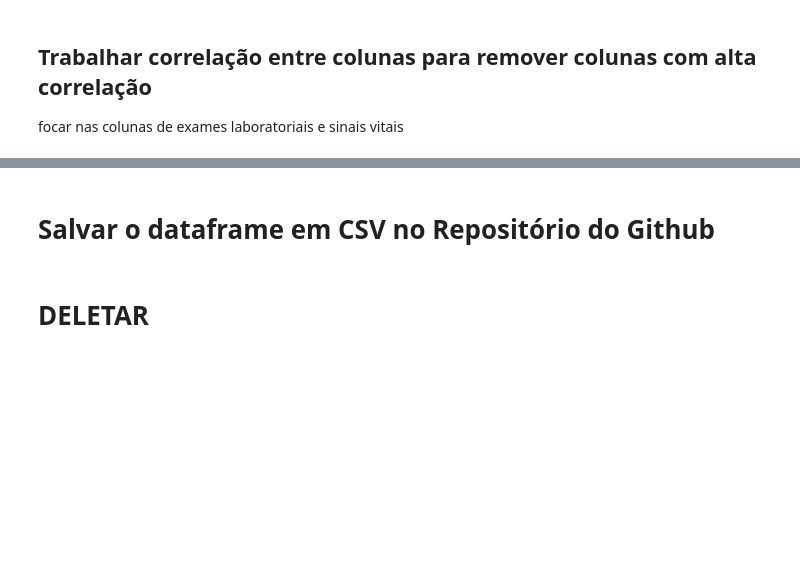
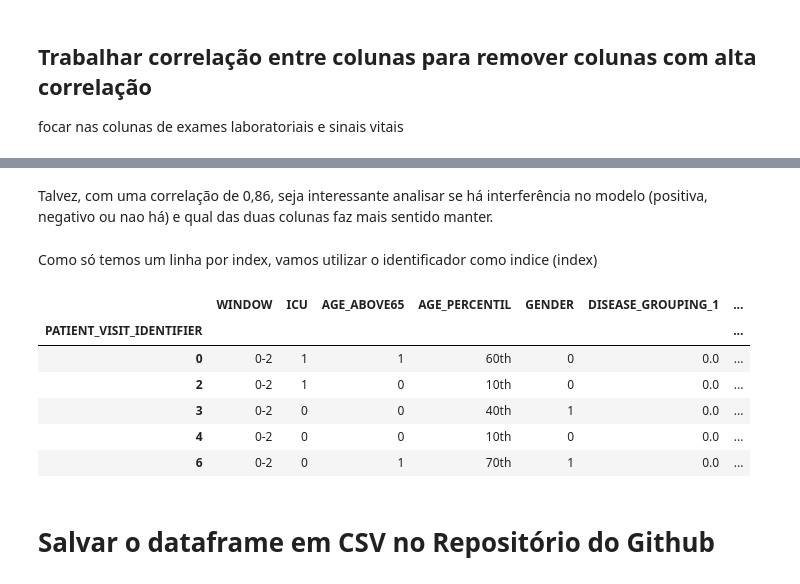
Before and after one commit to itsGab/ds_fcst_icu_covid_w_ml, a Jupyter notebook: notebooks/tratamento_dos_dados_e_limpeza.ipynb, the cells around one changed output, grey strips where cells are left out. Drawn from its saved outputs; the diff is of its cells as text; code cells hidden in the pictures; blank space fills up the shorter version.

```diff
--- a/notebooks/tratamento_dos_dados_e_limpeza.ipynb
+++ b/notebooks/tratamento_dos_dados_e_limpeza.ipynb
@@ -317,2 +332,17 @@ df_final = df_limpo.set_index('PATIENT_VISIT_IDENTIFIER')
+# %% [markdown]
+Talvez, com uma correlação de 0,86, seja interessante analisar se há interferência no modelo (positiva, negativo ou nao há) e qual das duas colunas faz mais sentido manter.
+# %% [markdown]
+Como só temos um linha por index, vamos utilizar o identificador como indice (index)
+# %%
+df_tratado_sem_corr.set_index('PATIENT_VISIT_IDENTIFIER', inplace=True)
+df_tratado_sem_corr.head()
+# %% [output]
+|  | WINDOW | ICU | AGE_ABOVE65 | AGE_PERCENTIL | GENDER | DISEASE_GROUPING_1 | ... |
+| PATIENT_VISIT_IDENTIFIER |  |  |  |  |  |  | ... |
+| 0 | 0-2 | 1 | 1 | 60th | 0 | 0.0 | ... |
+| 2 | 0-2 | 1 | 0 | 10th | 0 | 0.0 | ... |
+| 3 | 0-2 | 0 | 0 | 40th | 1 | 0.0 | ... |
+| 4 | 0-2 | 0 | 0 | 10th | 0 | 0.0 | ... |
+| 6 | 0-2 | 0 | 1 | 70th | 1 | 0.0 | ... |
 # %% [markdown]
 # Salvar o dataframe em CSV no Repositório do Github
@@ -321,2 +348,0 @@ df_final = df_limpo.set_index('PATIENT_VISIT_IDENTIFIER')
-# %% [markdown]
-# DELETAR
```
Also changed, not shown: parts of 62 cells of this notebook.
